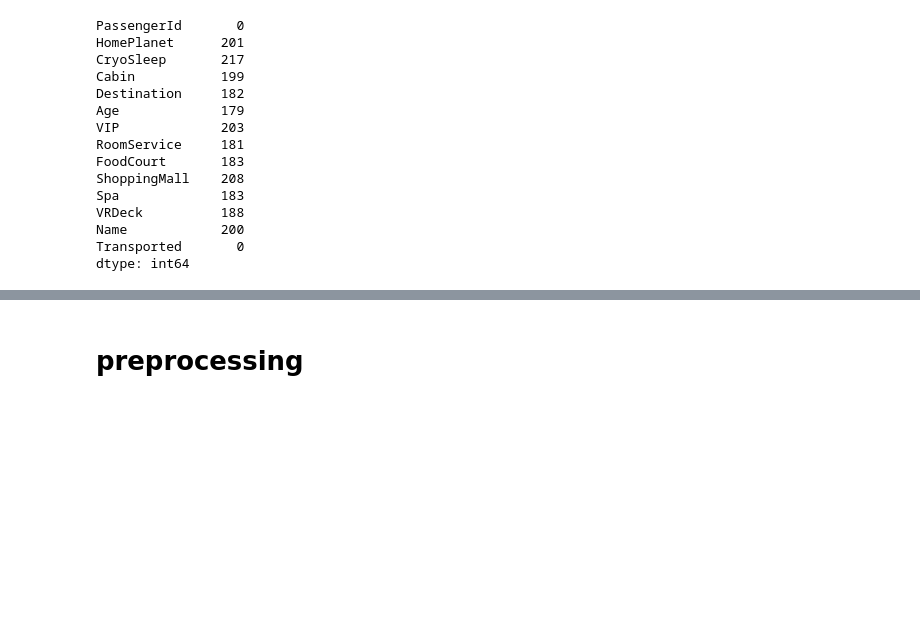
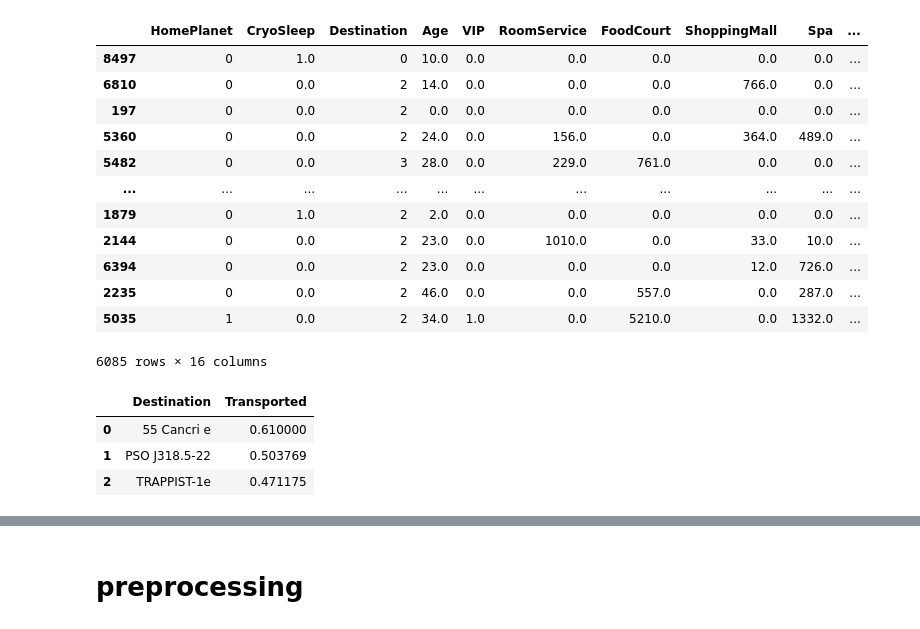
Before and after one commit to ha-seungwon/ML-study, a Jupyter notebook: homework/하승원/spaceship-titanic/spaceship-titanic/Untitled.ipynb, the cells around one changed output, grey strips where cells are left out. Cells and saved outputs as stored; diff of their text form; code cells hidden in the pictures; blank space fills up the shorter version.

```diff
--- a/homework/하승원/spaceship-titanic/spaceship-titanic/Untitled.ipynb
+++ b/homework/하승원/spaceship-titanic/spaceship-titanic/Untitled.ipynb
@@ -67,20 +72,27 @@ def labeling_code(df,col):
     df[col]=enco
     return df
 # %%
-train.isna().sum()
+train
 # %% [output]
+|  | HomePlanet | CryoSleep | Destination | Age | VIP | RoomService | FoodCourt | ShoppingMall | Spa | ... |
+| 8497 | 0 | 1.0 | 0 | 10.0 | 0.0 | 0.0 | 0.0 | 0.0 | 0.0 | ... |
+| 6810 | 0 | 0.0 | 2 | 14.0 | 0.0 | 0.0 | 0.0 | 766.0 | 0.0 | ... |
+| 197 | 0 | 0.0 | 2 | 0.0 | 0.0 | 0.0 | 0.0 | 0.0 | 0.0 | ... |
+| 5360 | 0 | 0.0 | 2 | 24.0 | 0.0 | 156.0 | 0.0 | 364.0 | 489.0 | ... |
+| 5482 | 0 | 0.0 | 3 | 28.0 | 0.0 | 229.0 | 761.0 | 0.0 | 0.0 | ... |
+| ... | ... | ... | ... | ... | ... | ... | ... | ... | ... | ... |
+| 1879 | 0 | 1.0 | 2 | 2.0 | 0.0 | 0.0 | 0.0 | 0.0 | 0.0 | ... |
+| 2144 | 0 | 0.0 | 2 | 23.0 | 0.0 | 1010.0 | 0.0 | 33.0 | 10.0 | ... |
+| 6394 | 0 | 0.0 | 2 | 23.0 | 0.0 | 0.0 | 0.0 | 12.0 | 726.0 | ... |
+| 2235 | 0 | 0.0 | 2 | 46.0 | 0.0 | 0.0 | 557.0 | 0.0 | 287.0 | ... |
+| 5035 | 1 | 0.0 | 2 | 34.0 | 1.0 | 0.0 | 5210.0 | 0.0 | 1332.0 | ... |
-PassengerId       0
-HomePlanet      201
-CryoSleep       217
-Cabin           199
-Destination     182
-Age             179
-VIP             203
-RoomService     181
-FoodCourt       183
-ShoppingMall    208
-Spa             183
-VRDeck          188
-Name            200
-Transported       0
-dtype: int64
+6085 rows × 16 columns
+# %%
+
+
+train[['Destination', 'Transported']].groupby(['Destination'], as_index=False).mean().sort_values(by='Transported', ascending=False)
+# %% [output]
+|  | Destination | Transported |
+| 0 | 55 Cancri e | 0.610000 |
+| 1 | PSO J318.5-22 | 0.503769 |
+| 2 | TRAPPIST-1e | 0.471175 |
```
Also changed, not shown: parts of 10 cells of this notebook, 1 other file.
